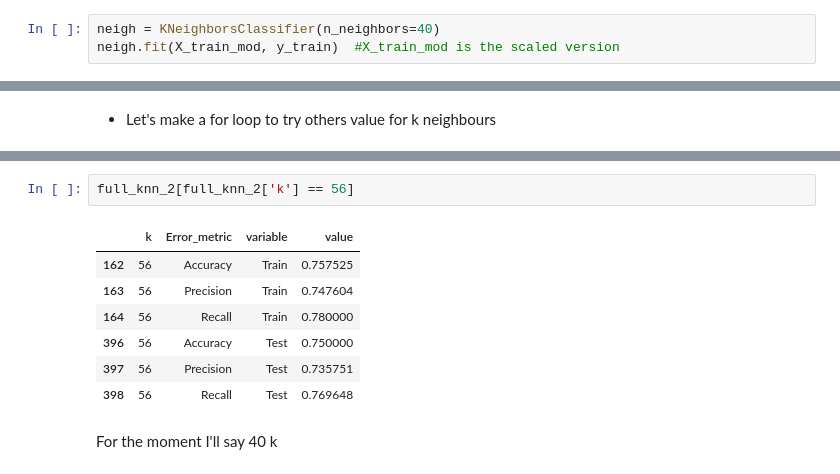
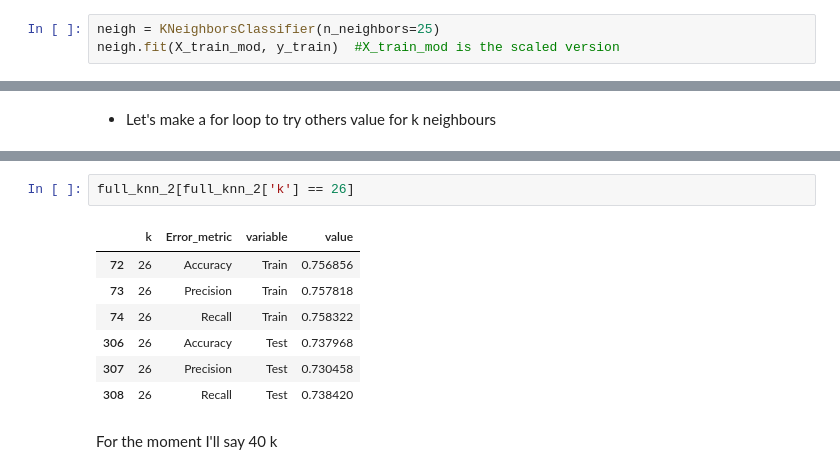
Before and after one commit to DanielCalvoC/ironhack_labs, a Jupyter notebook: week_7/Classification_models/Classification_Handling_Imbalanced_Data_downsampling.ipynb, the cells around one changed output, grey strips where cells are left out. Cells and saved outputs as stored; diff of their text form.

```diff
--- a/week_7/Classification_models/Classification_Handling_Imbalanced_Data_downsampling.ipynb
+++ b/week_7/Classification_models/Classification_Handling_Imbalanced_Data_downsampling.ipynb
@@ -314,6 +367,6 @@ Confusion matrix for the test set
 # %% [markdown]
 ## 02. KNN CLASSIFIER
 # %%
-neigh = KNeighborsClassifier(n_neighbors=40)
+neigh = KNeighborsClassifier(n_neighbors=25)
 neigh.fit(X_train_mod, y_train)  #X_train_mod is the scaled version
 # %% [output]
@@ -525,13 +578,13 @@ full_knn_2[full_knn_2['k'] == 41]
 # %%
-full_knn_2[full_knn_2['k'] == 56]
+full_knn_2[full_knn_2['k'] == 26]
 # %% [output]
 |  | k | Error_metric | variable | value |
-| 162 | 56 | Accuracy | Train | 0.757525 |
-| 163 | 56 | Precision | Train | 0.747604 |
-| 164 | 56 | Recall | Train | 0.780000 |
-| 396 | 56 | Accuracy | Test | 0.750000 |
-| 397 | 56 | Precision | Test | 0.735751 |
-| 398 | 56 | Recall | Test | 0.769648 |
+| 72 | 26 | Accuracy | Train | 0.756856 |
+| 73 | 26 | Precision | Train | 0.757818 |
+| 74 | 26 | Recall | Train | 0.758322 |
+| 306 | 26 | Accuracy | Test | 0.737968 |
+| 307 | 26 | Precision | Test | 0.730458 |
+| 308 | 26 | Recall | Test | 0.738420 |
 # %% [markdown]
 For the moment I'll say 40 k
 # %% [markdown]
```
Also changed, not shown: parts of 50 cells of this notebook, 3 other files.
